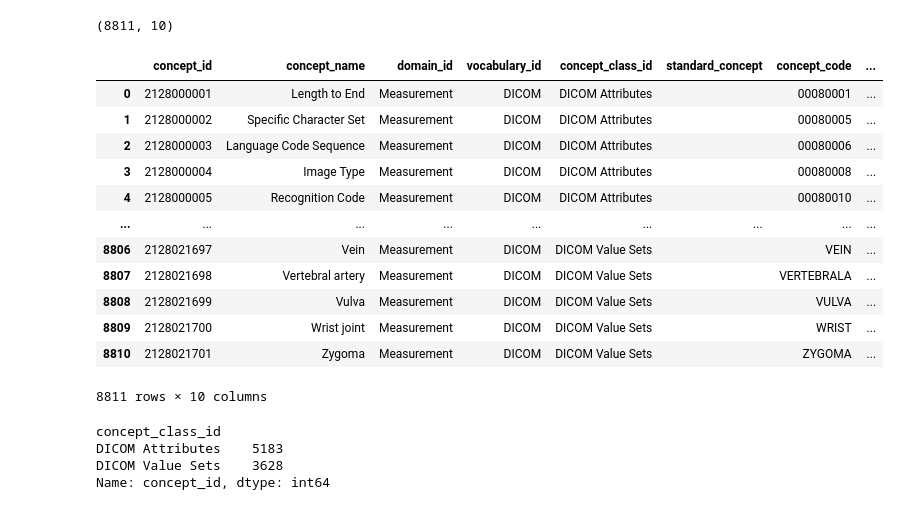
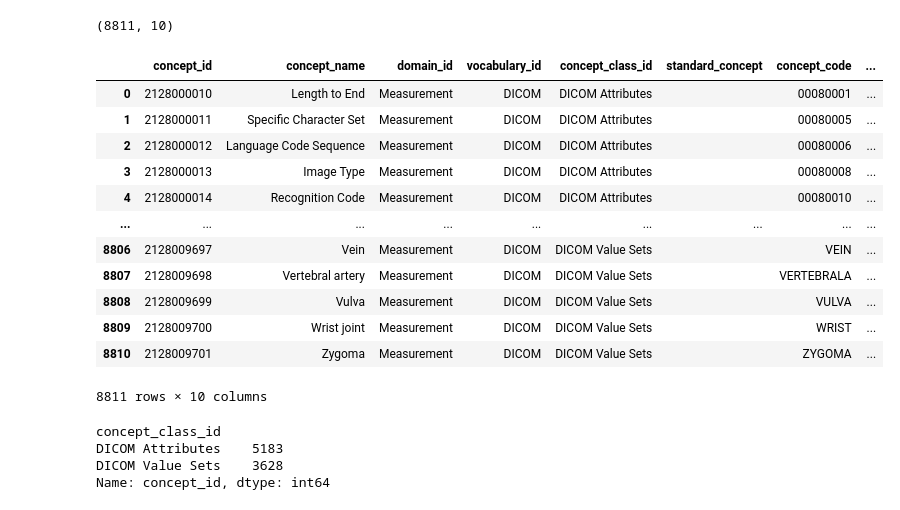
Before and after one commit to paulnagy/DICOM2OMOP, a Jupyter notebook: dicom_standard_to_omop/transform_dicom_to_omop.ipynb, the cells around one changed output. Cells and saved outputs as stored; diff of their text form; code cells hidden in the pictures.

```diff
--- a/dicom_standard_to_omop/transform_dicom_to_omop.ipynb
+++ b/dicom_standard_to_omop/transform_dicom_to_omop.ipynb
@@ -197,7 +197,7 @@ valuesets_table_omop['concept_code'] = valuesets_unique['code']
 valuesets_table_omop['valid_start_date'] = 19930101
 valuesets_table_omop['valid_end_date'] = 20991231
 
-valuesets_table_omop = valuesets_table_omop.reset_index(drop='True')
+valuesets_table_omop = valuesets_table_omop.reset_index(drop=True)
 # %%
 valuesets_table_omop
 # %% [output]
@@ -219,10 +219,10 @@ valuesets_table_omop
 # %%
 import pandas as pd
 
-modality = pd.read_csv('./files/DICOM Standard/part3_modality.csv')
-patient_position = pd.read_csv('./files/DICOM Standard/part3_patient_position.csv')
-lossy_image_comp_methods = pd.read_csv('./files/DICOM Standard/part3_lossy_image_comp_methods.csv')
-body_part = pd.read_pickle('./files/DICOM Standard/part16_body_part_examined.pkl')
+modality = pd.read_csv('../files/DICOM Standard/part3_modality.csv')
+patient_position = pd.read_csv('../files/DICOM Standard/part3_patient_position.csv')
+lossy_image_comp_methods = pd.read_csv('../files/DICOM Standard/part3_lossy_image_comp_methods.csv')
+body_part = pd.read_pickle('../files/DICOM Standard/part16_body_part_examined.pkl')
 # %%
 combined_values = pd.concat([modality, patient_position, lossy_image_comp_methods])
 combined_values
@@ -242,7 +242,7 @@ combined_values
 103 rows × 2 columns
 # %%
 index = valuesets_table_omop['concept_id'].max() + 1
-sequential_numbers = range(6000, len(combined_values)+6000)
+sequential_numbers = range(len(combined_values))  # Resume from `index`
 combined_values.loc[:, 'concept_id'] = [index + num for num in sequential_numbers]
 
 columns = ['concept_id', 'concept_name', 'domain_id', 'vocabulary_id', 'concept_class_id', 'standard_concept', 'concept_code', 'valid_start_date', 'valid_end_date','invalid_reason']
@@ -257,7 +257,7 @@ cs_value_table_omop['concept_code'] = combined_values['code']
 cs_value_table_omop['valid_start_date'] = 19930101
 cs_value_table_omop['valid_end_date'] = 20991231
 
-cs_value_table_omop = cs_value_table_omop.reset_index(drop='True')
+cs_value_table_omop = cs_value_table_omop.reset_index(drop=True)
 # %%
 cs_value_table_omop
 # %% [output]
@@ -309,7 +322,7 @@ cs_value_table_omop = cs_value_table_omop[~cs_value_table_omop['concept_id'].isi
 body_part = body_part[body_part['Body Part Examined']!=""].copy()
 # %%
 index = cs_value_table_omop['concept_id'].max() + 1
-sequential_numbers = range(6000, len(body_part)+6000)
+sequential_numbers = range(len(body_part))  # Resume from `index`
 body_part.loc[:, 'concept_id'] = [index + num for num in sequential_numbers]
 
 columns = ['concept_id', 'concept_name', 'domain_id', 'vocabulary_id', 'concept_class_id', 'standard_concept', 'concept_code', 'valid_start_date', 'valid_end_date','invalid_reason']
@@ -353,21 +366,21 @@ print(omop_table_staging.shape)
 # %% [output]
 (8811, 10)
 # %%
-omop_table_staging.to_csv('./files/OMOP CDM Staging/omop_table_staging_v3.csv', index=False)
+omop_table_staging.to_csv('../files/OMOP CDM Staging/omop_table_staging_v5.csv', index=False)
 omop_table_staging
 # %% [output]
 |  | concept_id | concept_name | domain_id | vocabulary_id | concept_class_id | standard_concept | concept_code | ... |
-| 0 | 2128000001 | Length to End | Measurement | DICOM | DICOM Attributes |  | 00080001 | ... |
-| 1 | 2128000002 | Specific Character Set | Measurement | DICOM | DICOM Attributes |  | 00080005 | ... |
-| 2 | 2128000003 | Language Code Sequence | Measurement | DICOM | DICOM Attributes |  | 00080006 | ... |
-| 3 | 2128000004 | Image Type | Measurement | DICOM | DICOM Attributes |  | 00080008 | ... |
-| 4 | 2128000005 | Recognition Code | Measurement | DICOM | DICOM Attributes |  | 00080010 | ... |
+| 0 | 2128000010 | Length to End | Measurement | DICOM | DICOM Attributes |  | 00080001 | ... |
+| 1 | 2128000011 | Specific Character Set | Measurement | DICOM | DICOM Attributes |  | 00080005 | ... |
+| 2 | 2128000012 | Language Code Sequence | Measurement | DICOM | DICOM Attributes |  | 00080006 | ... |
+| 3 | 2128000013 | Image Type | Measurement | DICOM | DICOM Attributes |  | 00080008 | ... |
+| 4 | 2128000014 | Recognition Code | Measurement | DICOM | DICOM Attributes |  | 00080010 | ... |
 | ... | ... | ... | ... | ... | ... | ... | ... | ... |
-| 8806 | 2128021697 | Vein | Measurement | DICOM | DICOM Value Sets |  | VEIN | ... |
-| 8807 | 2128021698 | Vertebral artery | Measurement | DICOM | DICOM Value Sets |  | VERTEBRALA | ... |
-| 8808 | 2128021699 | Vulva | Measurement | DICOM | DICOM Value Sets |  | VULVA | ... |
-| 8809 | 2128021700 | Wrist joint | Measurement | DICOM | DICOM Value Sets |  | WRIST | ... |
-| 8810 | 2128021701 | Zygoma | Measurement | DICOM | DICOM Value Sets |  | ZYGOMA | ... |
+| 8806 | 2128009697 | Vein | Measurement | DICOM | DICOM Value Sets |  | VEIN | ... |
+| 8807 | 2128009698 | Vertebral artery | Measurement | DICOM | DICOM Value Sets |  | VERTEBRALA | ... |
+| 8808 | 2128009699 | Vulva | Measurement | DICOM | DICOM Value Sets |  | VULVA | ... |
+| 8809 | 2128009700 | Wrist joint | Measurement | DICOM | DICOM Value Sets |  | WRIST | ... |
+| 8810 | 2128009701 | Zygoma | Measurement | DICOM | DICOM Value Sets |  | ZYGOMA | ... |
 8811 rows × 10 columns
 # %%
 omop_table_staging.groupby('concept_class_id')['concept_id'].count()
```
Also changed, not shown: parts of 32 cells of this notebook, 4 other files.
